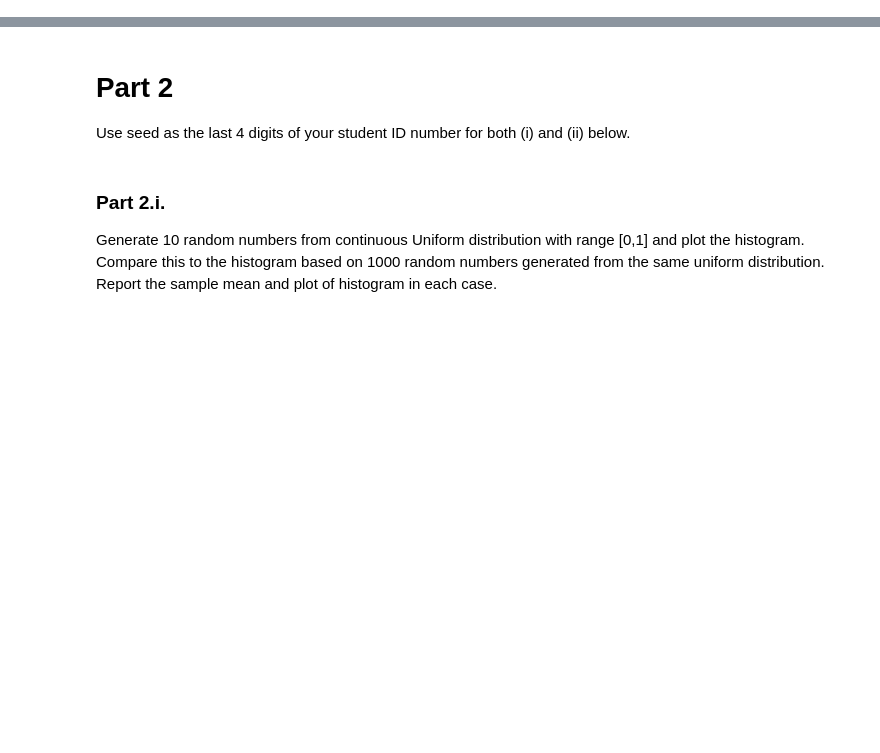
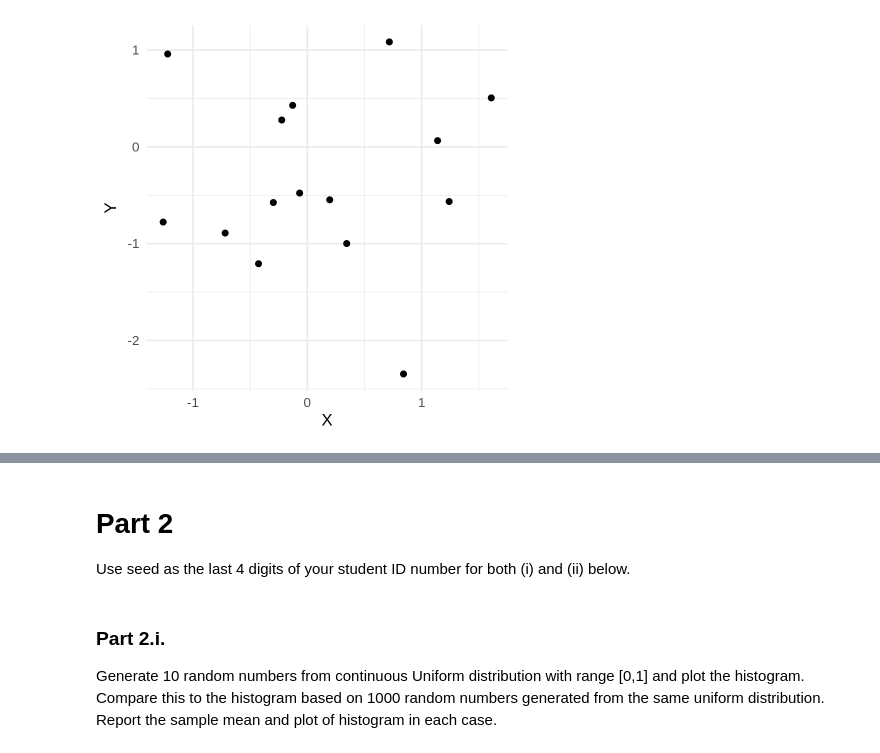
Before and after one commit to eren-darici/ECON6190, a Jupyter notebook: Project_PartA.ipynb, the cells around one changed output, grey strips where cells are left out. Saved outputs shown, nothing was run; the diff lists cells and outputs as text; code cells hidden in the pictures; blank space fills up the shorter version.

```diff
--- a/Project_PartA.ipynb
+++ b/Project_PartA.ipynb
@@ -18,0 +16,3 @@ The following objects are masked from ‘package:base’:
+# %%
+# Read data1.csv
+data1 <- read.csv("data1.csv")
@@ -18,0 +58,11 @@ The following objects are masked from ‘package:base’:
+# %%
+# Create a scatterplot
+ggplot(data1, aes(x = x, y = y)) +
+  geom_point() +
+  labs(
+    x = "X",
+    y = "Y"
+  ) +
+  theme_minimal(base_size=20)
+# %% [output]
+[figure, added]
```
Also changed, not shown: parts of 17 cells of this notebook.
